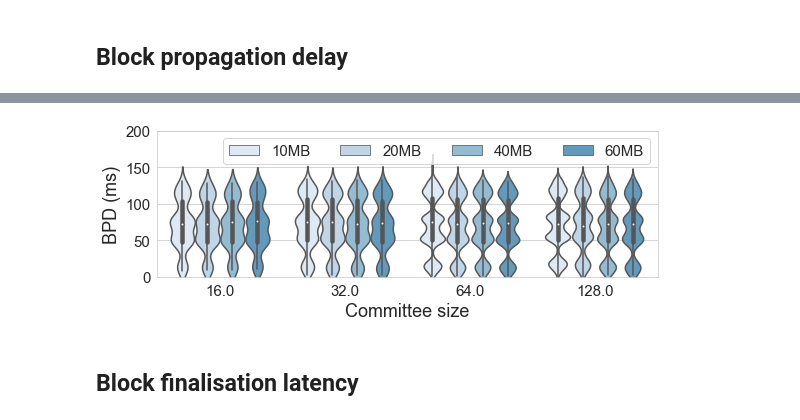
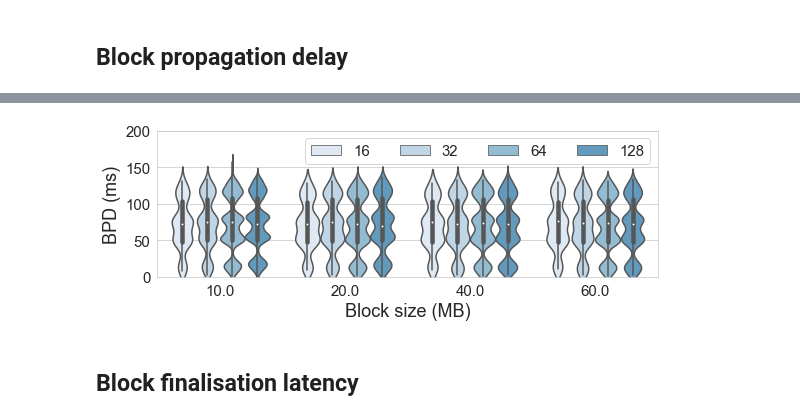
Before and after one commit to SebastianElvis/ebft, a Jupyter notebook: evaluation/analysis.ipynb, the cells around one changed output, grey strips where cells are left out. Cells and saved outputs as stored; diff of their text form; code cells hidden in the pictures.

```diff
--- a/evaluation/analysis.ipynb
+++ b/evaluation/analysis.ipynb
@@ -174,24 +198,24 @@ def save_bpds_stats(extension, committee_sizes, latency, minerblocksizes):
 # %%
 bpds_df = pd.read_csv(DATA_PATH / 'bpd.csv')
 
 def plot_bpd(df, committee_sizes, minerblocksizes):
     filtered_df = df[(df['bpd'] < 200) & (df['committee_size'].isin(committee_sizes)) & (df['minerblocksize'].isin(minerblocksizes))]
     plt.figure(figsize=(8,3))
-    ax = sns.violinplot(x='committee_size', y='bpd', hue='minerblocksize', data=filtered_df)
+    ax = sns.violinplot(x='minerblocksize', y='bpd', hue='committee_size', data=filtered_df)
     plt.xticks(fontsize=15)
     plt.yticks(fontsize=15)
-    plt.xlabel('Committee size', fontsize=18)
+    plt.xlabel('Block size (MB)', fontsize=18)
     plt.ylabel('BPD (ms)', fontsize=18)
     plt.ylim([0, 200])
     plt.legend(fontsize=18)
-    ax.legend(handles=ax.legend_.legendHandles, labels=['10MB', '20MB', '40MB', '60MB'], fontsize=15, ncol=4)
+    ax.legend(handles=ax.legend_.legendHandles, labels=['16', '32', '64', '128'], fontsize=15, ncol=4)
     plt.tight_layout()
     plt.savefig(PAPER_FIG_PATH / 'bpd.pdf')
     plt.show()
 
 plot_bpd(bpds_df, [16,32,64,128], [10,20,40,60])
 # %% [output]
-[figure, old version]
+[figure, new version]
 # %% [markdown]
 ## Block finalisation latency
 # %%
```
Also changed, not shown: parts of 6 cells of this notebook, 5 other files.
